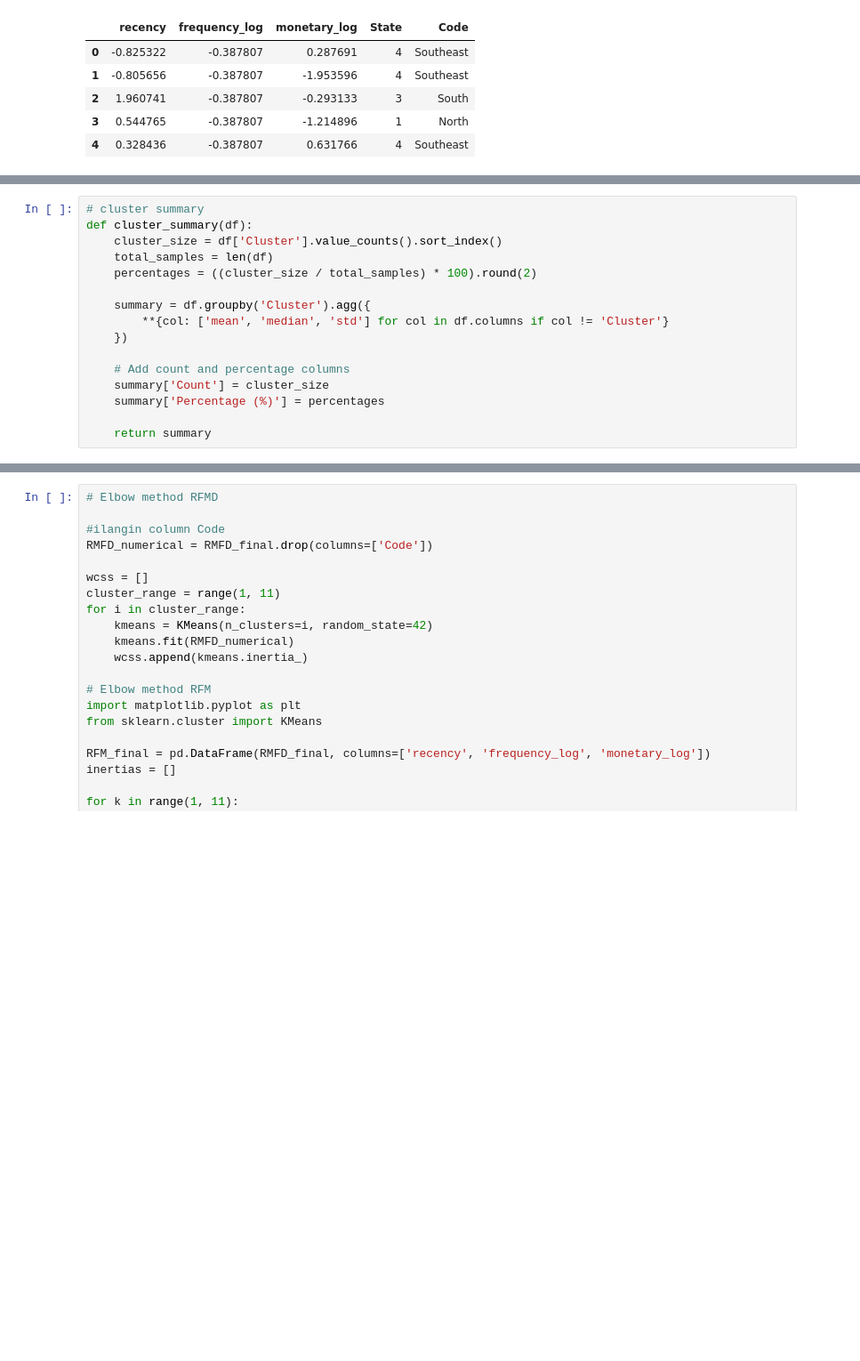
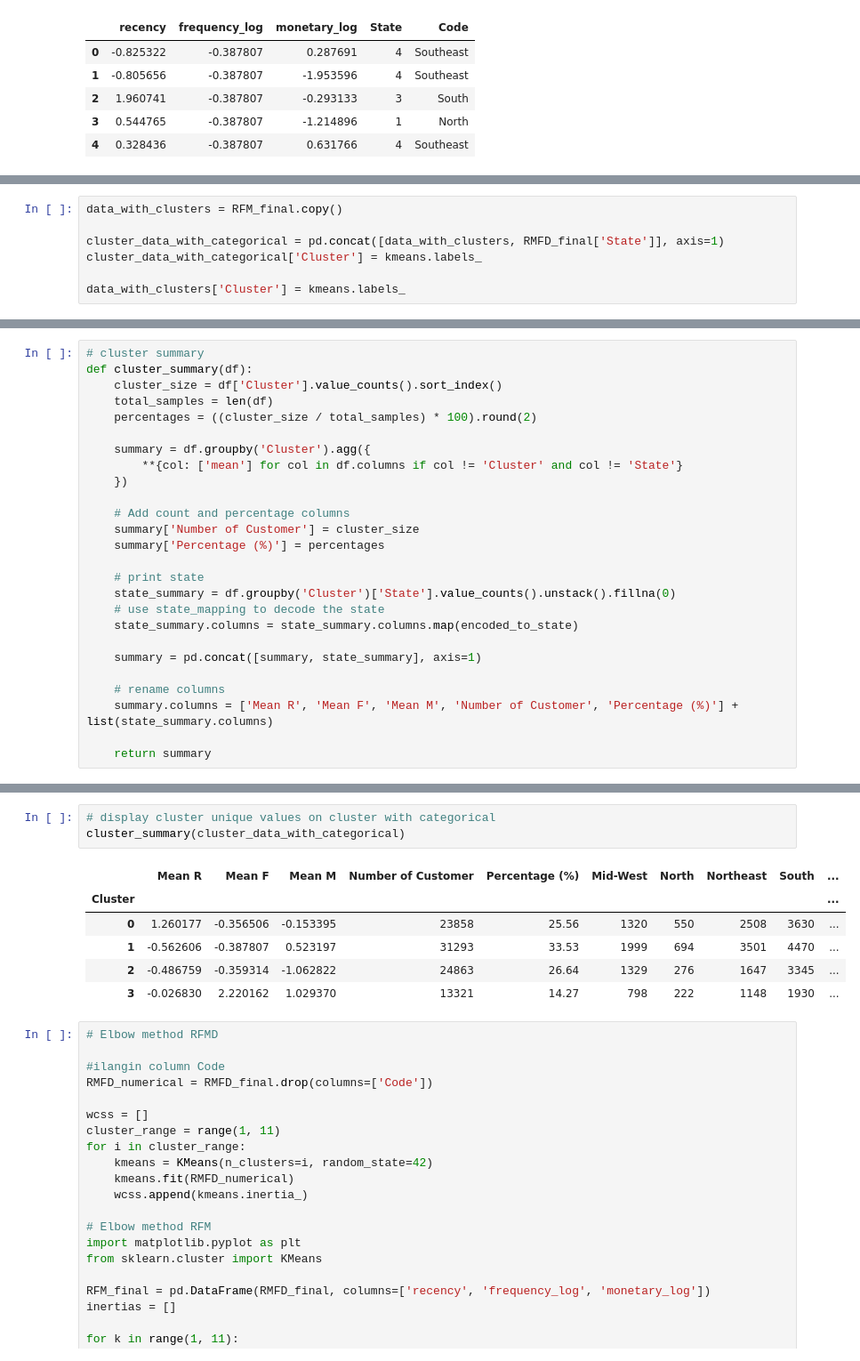
Before and after one commit to pt-sinan-akbar/Dataset-Thesis, a Jupyter notebook: BrazilDataSet.ipynb, the cells around one changed output, grey strips where cells are left out. Shown at 89% size. Cells and saved outputs as stored; diff of their text form; blank space fills up the shorter version.

Commit message:
summary with state

```diff
--- a/BrazilDataSet.ipynb
+++ b/BrazilDataSet.ipynb
@@ -1214 +1220,8 @@ plt.show()
+# %%
+data_with_clusters = RFM_final.copy()
+
+cluster_data_with_categorical = pd.concat([data_with_clusters, RMFD_final['State']], axis=1)
+cluster_data_with_categorical['Cluster'] = kmeans.labels_
+
+data_with_clusters['Cluster'] = kmeans.labels_
 # %%
@@ -1274,11 +1279,21 @@ def cluster_summary(df):
     percentages = ((cluster_size / total_samples) * 100).round(2)
 
     summary = df.groupby('Cluster').agg({
-        **{col: ['mean', 'median', 'std'] for col in df.columns if col != 'Cluster'}
+        **{col: ['mean'] for col in df.columns if col != 'Cluster' and col != 'State'}
     })
 
     # Add count and percentage columns
-    summary['Count'] = cluster_size
+    summary['Number of Customer'] = cluster_size
     summary['Percentage (%)'] = percentages
 
+    # print state
+    state_summary = df.groupby('Cluster')['State'].value_counts().unstack().fillna(0)
+    # use state_mapping to decode the state
+    state_summary.columns = state_summary.columns.map(encoded_to_state)
+
+    summary = pd.concat([summary, state_summary], axis=1)
+
+    # rename columns
+    summary.columns = ['Mean R', 'Mean F', 'Mean M', 'Number of Customer', 'Percentage (%)'] + list(state_summary.columns)
+
     return summary
@@ -1296,3 +1300,13 @@ cluster_summary(data_with_clusters)
+# %%
+# display cluster unique values on cluster with categorical
+cluster_summary(cluster_data_with_categorical)
+# %% [output]
+|  | Mean R | Mean F | Mean M | Number of Customer | Percentage (%) | Mid-West | North | Northeast | South | ... |
+| Cluster |  |  |  |  |  |  |  |  |  | ... |
+| 0 | 1.260177 | -0.356506 | -0.153395 | 23858 | 25.56 | 1320 | 550 | 2508 | 3630 | ... |
+| 1 | -0.562606 | -0.387807 | 0.523197 | 31293 | 33.53 | 1999 | 694 | 3501 | 4470 | ... |
+| 2 | -0.486759 | -0.359314 | -1.062822 | 24863 | 26.64 | 1329 | 276 | 1647 | 3345 | ... |
+| 3 | -0.026830 | 2.220162 | 1.029370 | 13321 | 14.27 | 798 | 222 | 1148 | 1930 | ... |
 # %%
 # Elbow method RFMD
 
```
Also changed, not shown: parts of 5 cells of this notebook.
